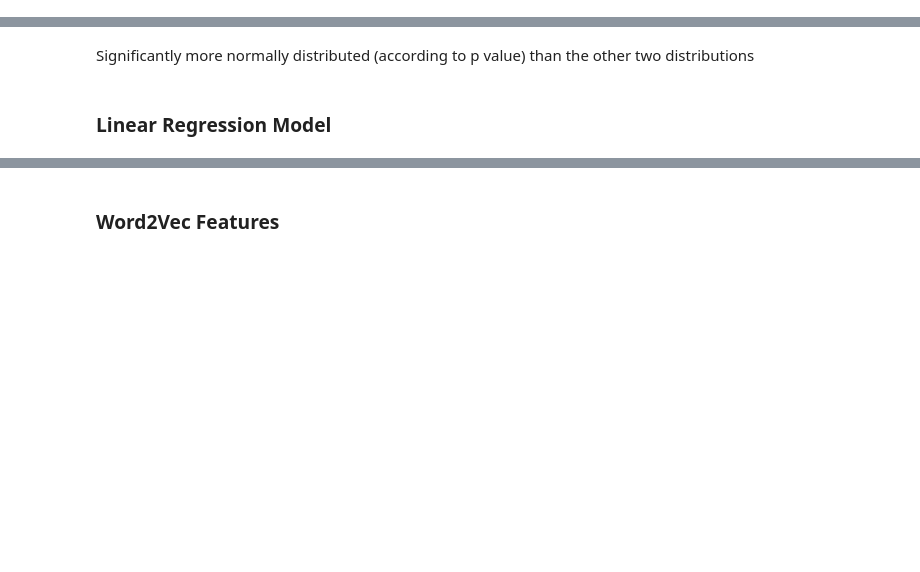
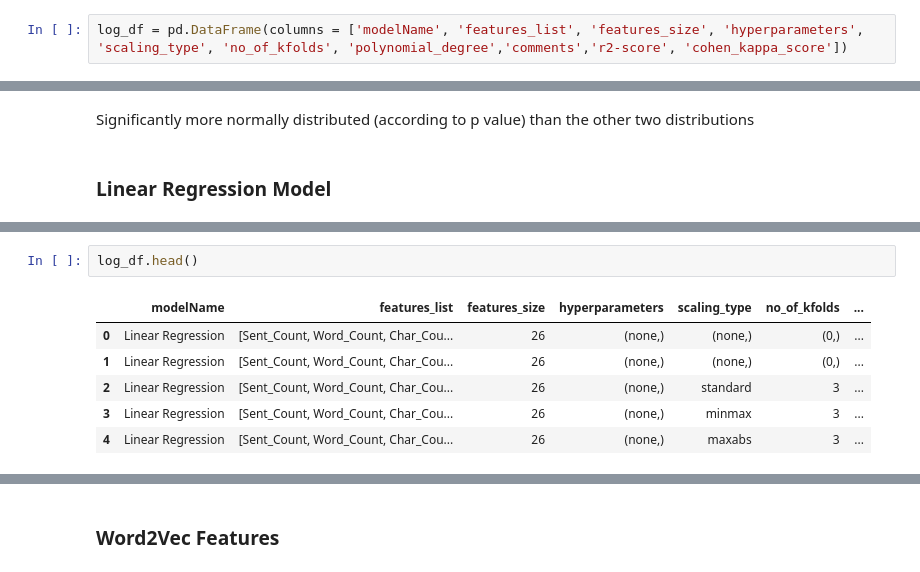
Before and after one commit to mustafabawany/IntelliTech, a Jupyter notebook: Model_Training.ipynb, the cells around one changed output, grey strips where cells are left out. Drawn from its saved outputs; the diff is of its cells as text; blank space fills up the shorter version.

Commit message:
model logging class added

```diff
--- a/Model_Training.ipynb
+++ b/Model_Training.ipynb
@@ -27,0 +33,2 @@ from sklearn.model_selection import train_test_split
+# %%
+log_df = pd.DataFrame(columns = ['modelName', 'features_list', 'features_size', 'hyperparameters', 'scaling_type', 'no_of_kfolds', 'polynomial_degree','comments','r2-score', 'cohen_kappa_score'])
@@ -179,0 +226,9 @@ With Boxcox Variation to increase uniformity in target variable 0.69666016795426
+# %%
+log_df.head()
+# %% [output]
+|  | modelName | features_list | features_size | hyperparameters | scaling_type | no_of_kfolds | ... |
+| 0 | Linear Regression | [Sent_Count, Word_Count, Char_Cou... | 26 | (none,) | (none,) | (0,) | ... |
+| 1 | Linear Regression | [Sent_Count, Word_Count, Char_Cou... | 26 | (none,) | (none,) | (0,) | ... |
+| 2 | Linear Regression | [Sent_Count, Word_Count, Char_Cou... | 26 | (none,) | standard | 3 | ... |
+| 3 | Linear Regression | [Sent_Count, Word_Count, Char_Cou... | 26 | (none,) | minmax | 3 | ... |
+| 4 | Linear Regression | [Sent_Count, Word_Count, Char_Cou... | 26 | (none,) | maxabs | 3 | ... |
```
Also changed, not shown: parts of 9 cells of this notebook.
